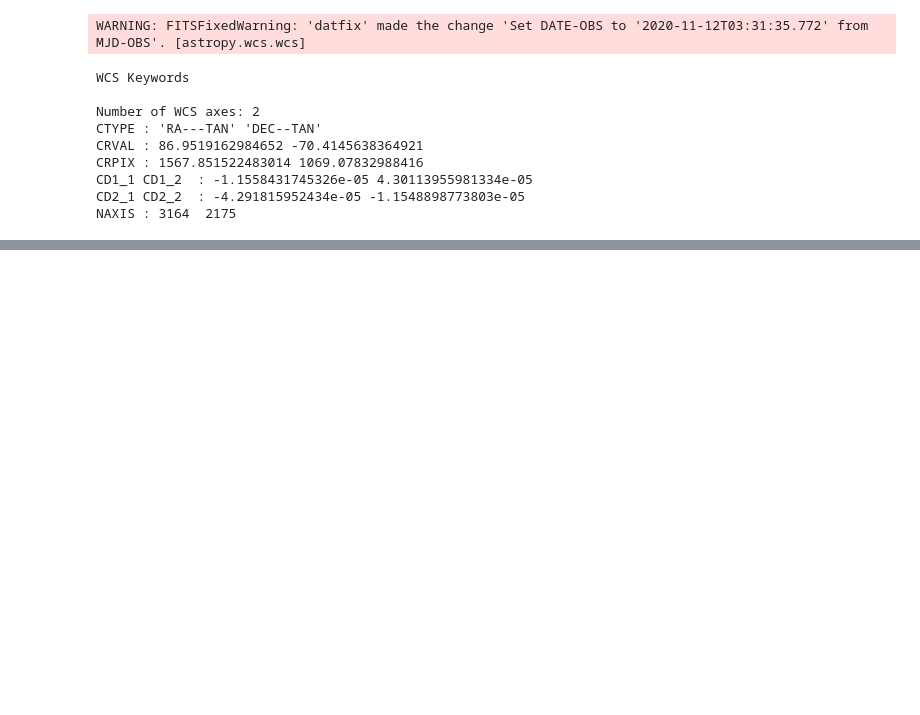
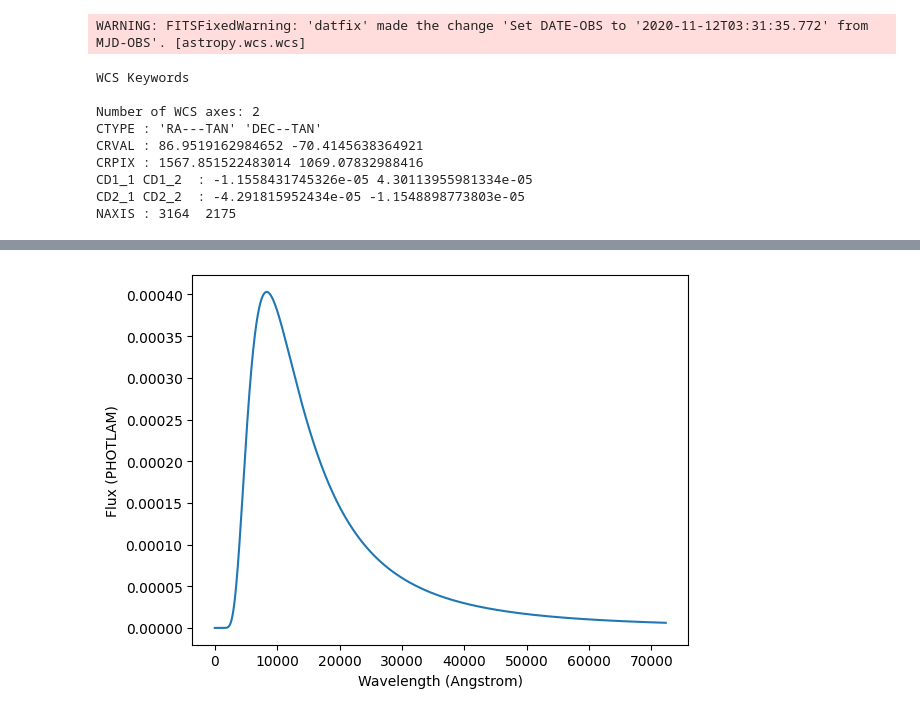
Before and after one commit to pirgalim/SNR-0548-70.4, a Jupyter notebook: spectral_calibration.ipynb, the cells around one changed output, grey strips where cells are left out. Cells and saved outputs as stored; diff of their text form; code cells hidden in the pictures; blank space fills up the shorter version.

```diff
--- a/spectral_calibration.ipynb
+++ b/spectral_calibration.ipynb
@@ -122,0 +104,6 @@ No match.
+# %%
+from synphot import SourceSpectrum, BlackBodyNorm1D
+bb = SourceSpectrum(BlackBodyNorm1D, temperature=4407.522949)
+bb.plot()
+# %% [output]
+[figure, added]
```
Also changed, not shown: parts of 12 cells of this notebook, 3 other files.
